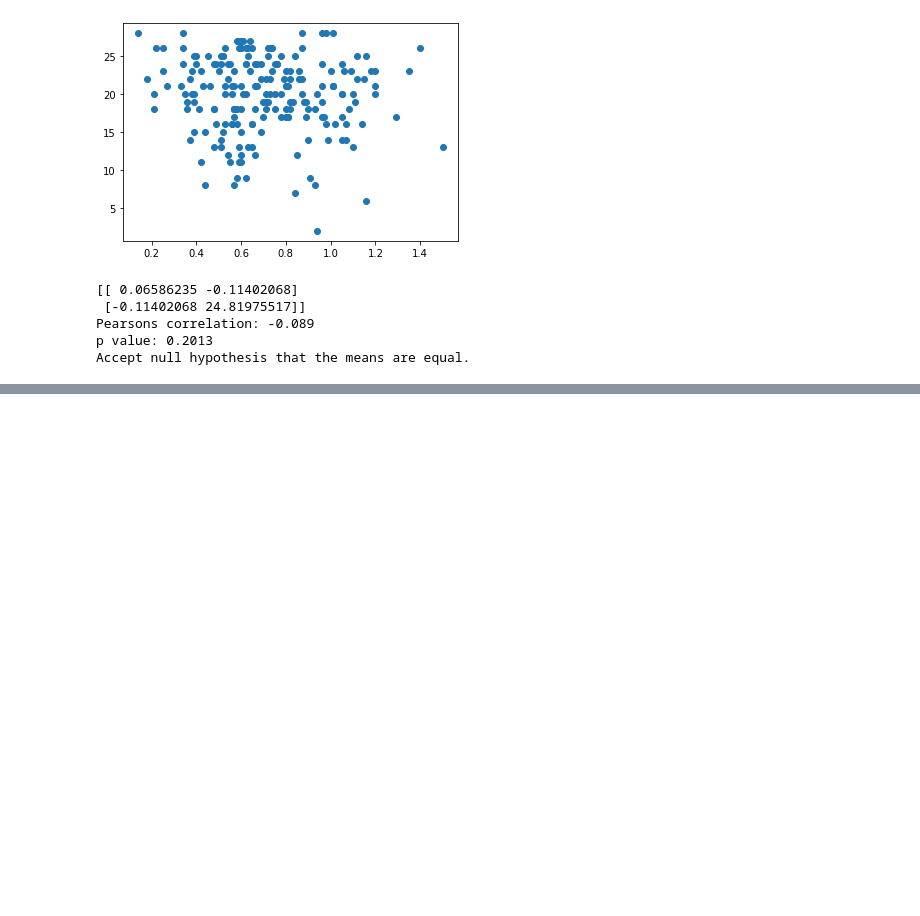
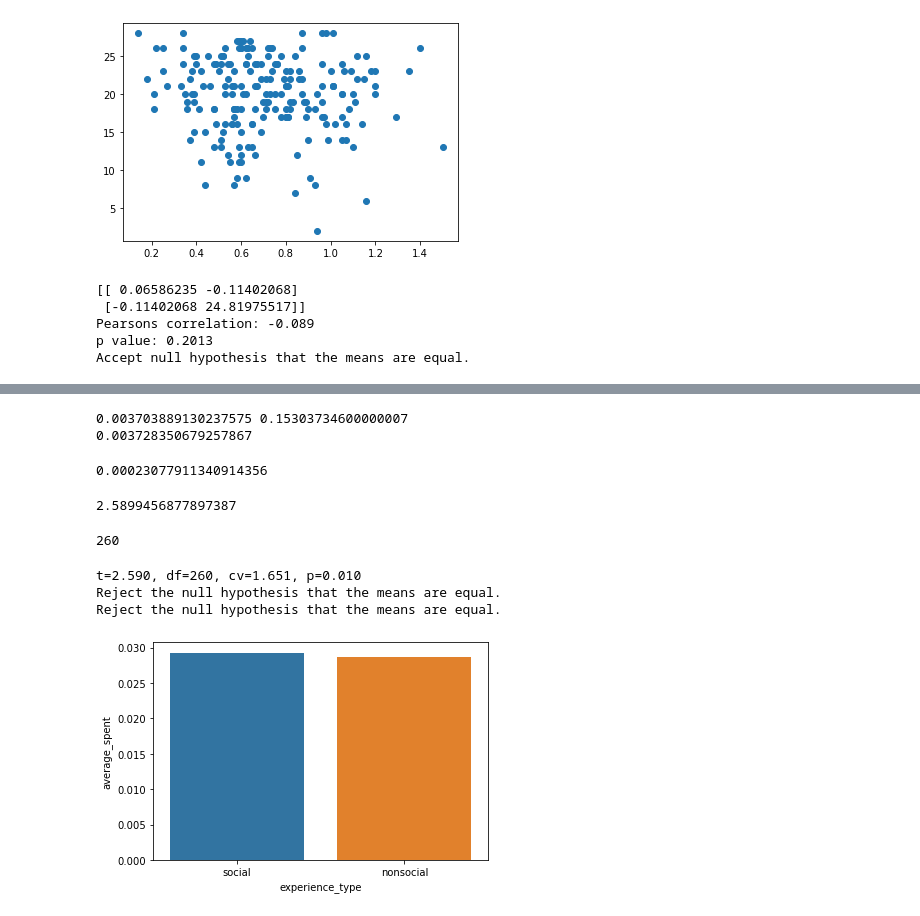
Before and after one commit to fareri-lab/WTP_CardTask, a Jupyter notebook: APS/APS_WTP.ipynb, the cells around one changed output, grey strips where cells are left out. Cells and saved outputs as stored; diff of their text form; code cells hidden in the pictures; blank space fills up the shorter version.

```diff
--- a/APS/APS_WTP.ipynb
+++ b/APS/APS_WTP.ipynb
@@ -2809,0 +2823,9 @@ else:
+# %%
+#import excel file containing data summary
+balanced_wtpdata =  pd.DataFrame()
+for i in range(0,len(wtpdata)):
+    if not wtpdata.loc[i,'participant'].startswith('wtp'):
+        balanced_wtpdata[i] = wtpdata.loc[i]
+
+balanced_wtpdata= balanced_wtpdata.transpose()
+print(balanced_wtpdata)
@@ -2809,0 +2850,6 @@ else:
+# %%
+socialavg= balanced_wtpdata.avg_spent_social
+#calculate group mean for av spent on social experiences
+social_M = mean(socialavg)
+print('group mean: %.12f'% (social_M))
+print('standard error of the mean: %.12f'% (sem(socialavg)))
@@ -2809,0 +2874,60 @@ else:
+# %%
+#Calculate STD
+# sum squared difference between observations
+d1 = sum([(socialavg[i]-nonsocialavg[i])**2 for i in range(n)])
+# sum difference between observations
+d2 = sum([socialavg[i]-nonsocialavg[i] for i in range(n)])
+print(d1,d2)
+
+# standard deviation of the difference between means
+standev = np.sqrt((d1 - (d2**2 / n)) / (n - 1))
+print(standev)
+# %% [output]
+0.003703889130237575 0.15303734600000007
+0.003728350679257867
+# %%
+#calculate standard error of the difference between the means
+sed = standev / np.sqrt(n)
+print(sed)
+# %% [output]
+0.00023077911340914356
+# %%
+# calculate the t statistic
+t_stat = (social_M - nonsocial_M) / sed
+print(t_stat)
+# %% [output]
+2.5899456877897387
+# %%
+# degrees of freedom
+df = n - 1
+print(df)
+alpha= 0.05
+# %% [output]
+260
+# %%
+# calculate the critical value
+cv = t.ppf(1.0 - alpha, df)
+# calculate the p-value
+p = (1.0 - t.cdf(abs(t_stat), df)) * 2.0
+# return everything
+print('t=%.3f, df=%d, cv=%.3f, p=%.3f' % (t_stat, df, cv, p))
+# interpret via critical value
+if abs(t_stat) <= cv:
+	print('Accept null hypothesis that the means are equal.')
+else:
+	print('Reject the null hypothesis that the means are equal.')
+# interpret via p-value
+if p > alpha:
+	print('Accept null hypothesis that the means are equal.')
+else:
+	print('Reject the null hypothesis that the means are equal.')
+# %% [output]
+t=2.590, df=260, cv=1.651, p=0.010
+Reject the null hypothesis that the means are equal.
+Reject the null hypothesis that the means are equal.
+# %%
+balanced_wtpdata_wtp_means = pd.DataFrame({'experience_type': ['social','nonsocial'], 'average_spent': [social_M, nonsocial_M]})
+
+balanced_wtpdata_wtp_plot = sns.barplot(x=balanced_wtpdata_wtp_means.experience_type, y=balanced_wtpdata_wtp_means.average_spent, data=balanced_wtpdata_wtp_means)
+# %% [output]
+[figure, added]
```
Also changed, not shown: parts of 65 cells of this notebook.
